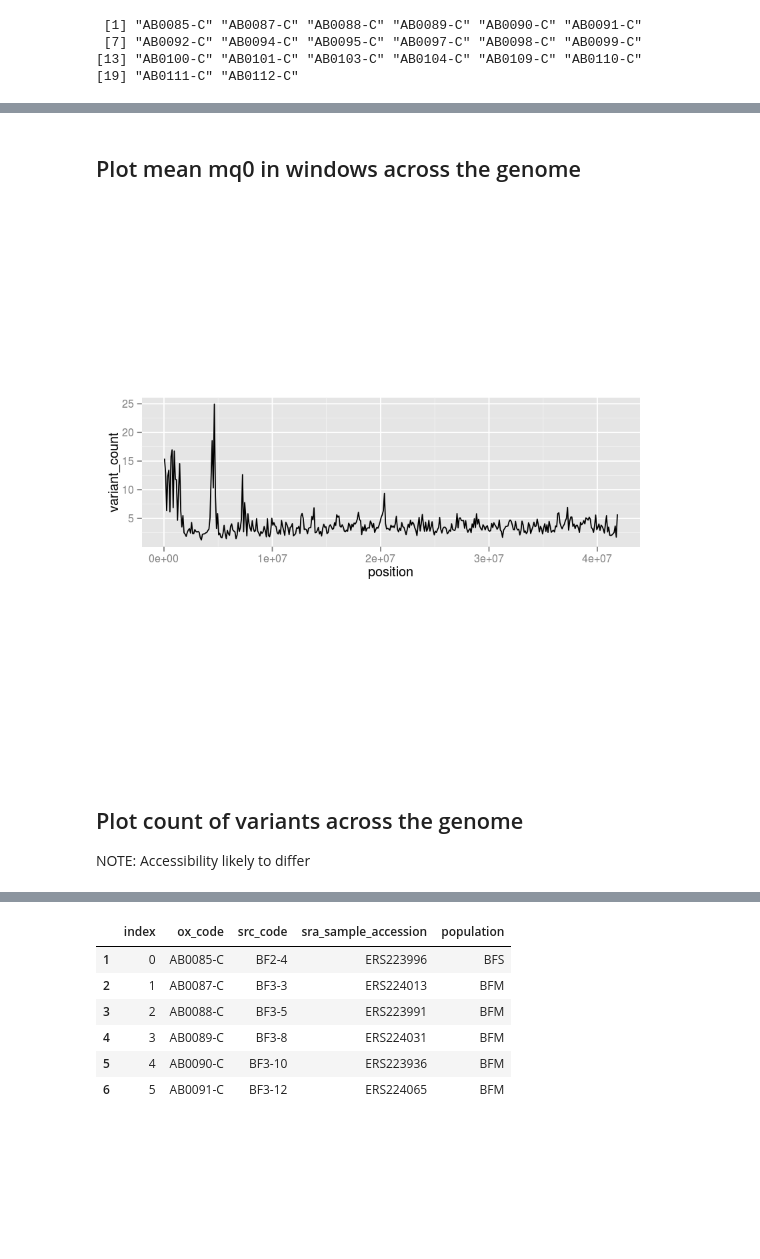
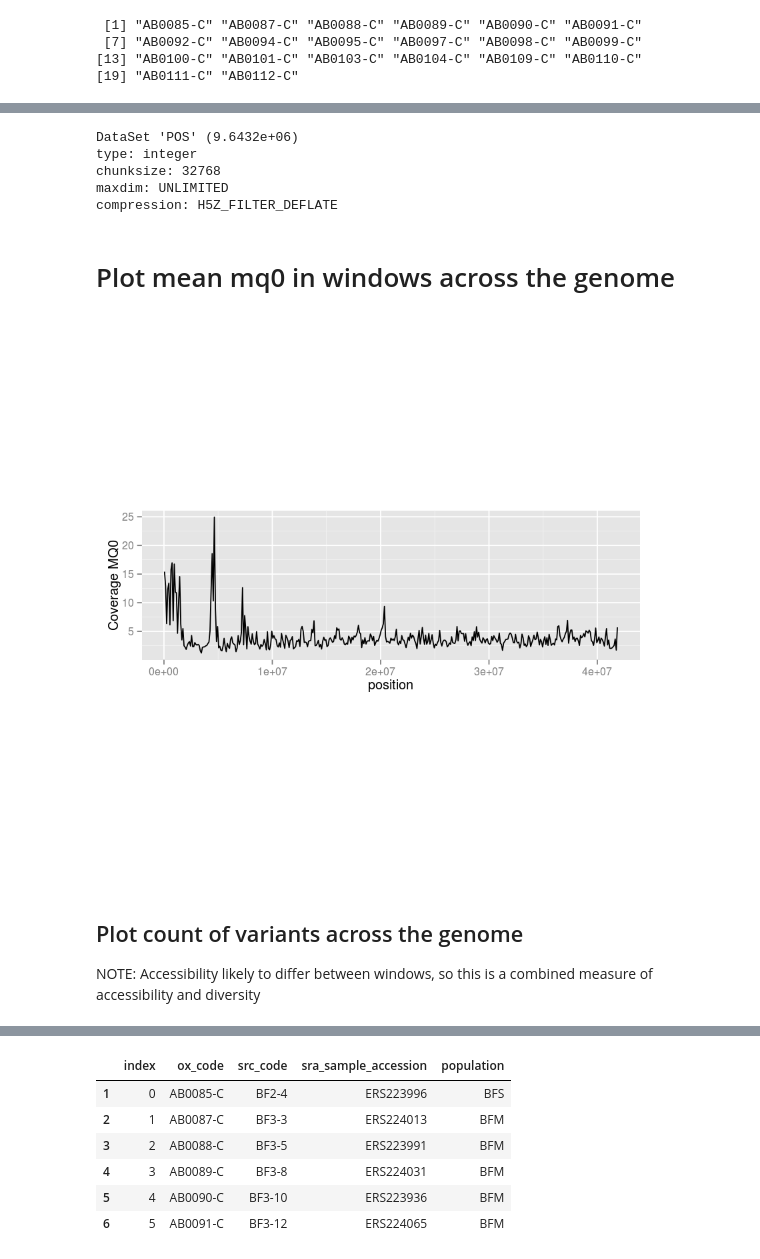
Before and after one commit to hardingnj/Rag1k, a Jupyter notebook: ag1k_R_example.ipynb, the cells around one changed output, grey strips where cells are left out. Drawn from its saved outputs; the diff is of its cells as text; code cells hidden in the pictures; blank space fills up the shorter version.

```diff
--- a/ag1k_R_example.ipynb
+++ b/ag1k_R_example.ipynb
@@ -60,3 +70,12 @@ compression: H5Z_FILTER_DEFLATE
+# %%
+# positions are stored in the "variants" group
+fh["/3L/variants/POS"]
+# %% [output]
+DataSet 'POS' (9.6432e+06)
+type: integer
+chunksize: 32768
+maxdim: UNLIMITED
+compression: H5Z_FILTER_DEFLATE
 # %%
 ## Function to apply a function f, to values based on windows of positions
 # NOTE: The final incomplete window is not included
@@ -73,5 +92,7 @@ windowed_analysis <- function(positions, values, f, win_size=100000, ...){
         v = values[start:stop]
         x[i] = f(v, ...)
     }
-    return(list("values"=x, "windows"=windows))
+    return (data.frame("values"=x,
+                       "start"=windows[1:length(windows) -1],
+                       "stop"=windows[2:length(windows)]))
 }
@@ -88,22 +99,22 @@ get_midpoint <- function(windows){
 # %% [markdown]
-## Plot mean mq0 in windows across the genome
+# Plot mean mq0 in windows across the genome
 # %%
 mq0_variants <- windowed_analysis(fh["/3L/variants/POS"],
                                   fh["/3L/variants/CoverageMQ0"],
                                   mean)
+
+# use the midpoint of the window instead of the start/stop
+mq0_variants$position <- with(mq0_variants, (start + stop)/2)
 # %%
 # plot in windows
-p <- with(mq0_variants, ggplot(
-    data.frame(position=get_midpoint(windows), variant_count=values),
-    aes(x=position, y=variant_count)))
-
+p <- ggplot(mq0_variants, aes(x=position, y=values)) + ylab("Coverage MQ0")
 p + geom_line() + theme(aspect.ratio=0.3)
 # %% [output]
-[figure, old version]
+[figure, new version]
 # %% [markdown]
 ## Plot count of variants across the genome
 
-NOTE: Accessibility likely to differ
+NOTE: Accessibility likely to differ between windows, so this is a combined measure of accessibility and diversity
 # %%
 # as we are just taking the length use pos as the values
 count_variants <- windowed_analysis(fh["/3L/variants/POS"],
```
Also changed, not shown: parts of 50 cells of this notebook.
